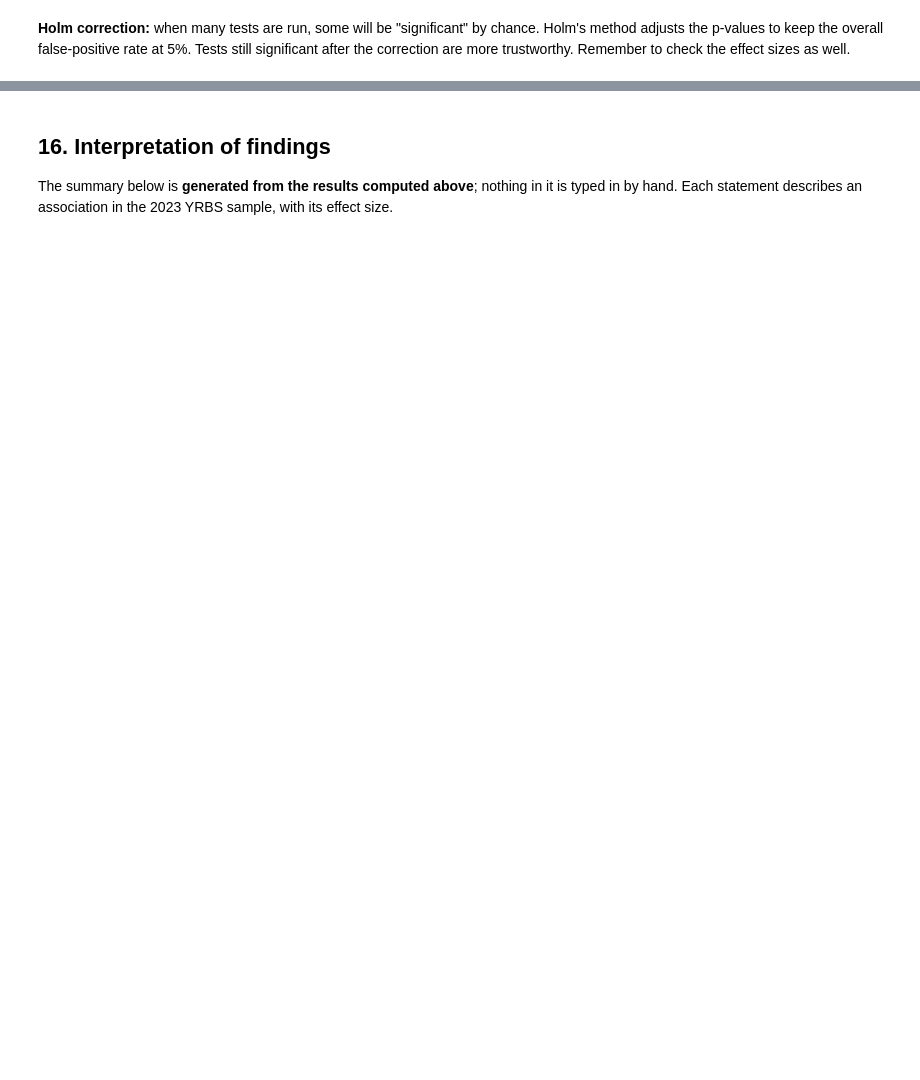
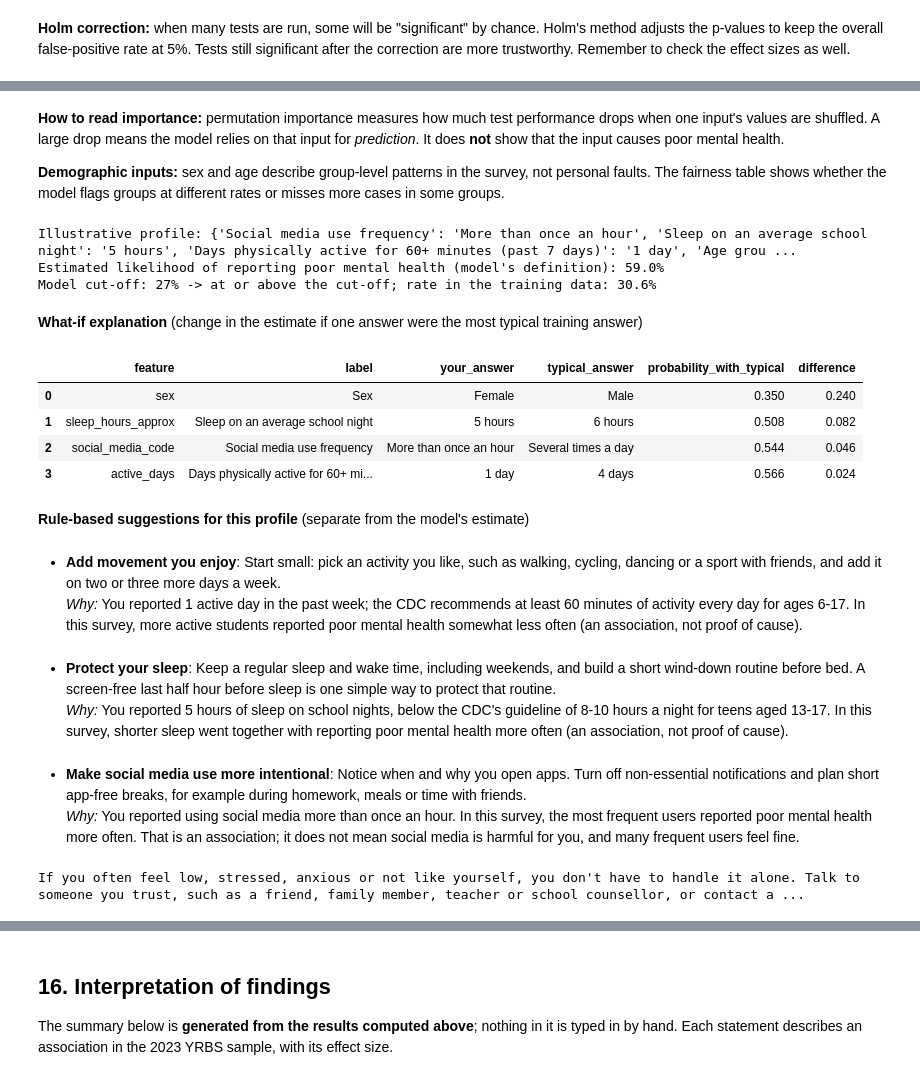
Before and after one commit to dozerboy/social-media-wellbeing-, a Jupyter notebook: notebooks/social_media_mental_wellbeing.ipynb, the cells around one changed output, grey strips where cells are left out. Drawn from its saved outputs; the diff is of its cells as text; code cells hidden in the pictures; blank space fills up the shorter version.

```diff
--- a/notebooks/social_media_mental_wellbeing.ipynb
+++ b/notebooks/social_media_mental_wellbeing.ipynb
@@ -1398,0 +1526,41 @@ Importance shows what the model relies on for prediction; it does NOT show cause
+# %% [markdown]
+**How to read importance:** permutation importance measures how much test performance drops when one input's values are shuffled. A large drop means the model relies on that input for *prediction*. It does **not** show that the input causes poor mental health.
+
+**Demographic inputs:** sex and age describe group-level patterns in the survey, not personal faults. The fairness table shows whether the model flags groups at different rates or misses more cases in some groups.
+# %%
+example_profile = {"social_media_code": 8, "sleep_hours_approx": 5, "active_days": 1, "age_group": "16", "sex": "Female"}
+print("Illustrative profile:", {ml.FEATURE_INFO[k]["label"]: ml.option_label(k, v) for k, v in example_profile.items()})
+
+estimate = ml.predict(result["model"], meta, example_profile)
+print(f"Estimated likelihood of reporting poor mental health (model's definition): {estimate['probability']:.1%}")
+print(f"Model cut-off: {estimate['threshold']:.0%} -> {'at or above' if estimate['predicted_class'] else 'below'} the cut-off; "
+      f"rate in the training data: {estimate['training_positive_rate']:.1%}")
+
+display(Markdown("**What-if explanation** (change in the estimate if one answer were the most typical training answer)"))
+display(pd.DataFrame(ml.explain_prediction(result["model"], meta, example_profile)).round(3))
+
+suggestions = recs.generate_recommendations(example_profile)
+display(Markdown("**Rule-based suggestions for this profile** (separate from the model's estimate)"))
+for r in suggestions.recommendations:
+    display(Markdown(f"- **{r.title}**: {r.action}  \n  *Why:* {r.reason}"))
+for s in suggestions.strengths:
+    print("Strength:", s)
+print(suggestions.support_note)
+# %% [output]
+Illustrative profile: {'Social media use frequency': 'More than once an hour', 'Sleep on an average school night': '5 hours', 'Days physically active for 60+ minutes (past 7 days)': '1 day', 'Age grou ...
+Estimated likelihood of reporting poor mental health (model's definition): 59.0%
+Model cut-off: 27% -> at or above the cut-off; rate in the training data: 30.6%
+**What-if explanation** (change in the estimate if one answer were the most typical training answer)
+|  | feature | label | your_answer | typical_answer | probability_with_typical | difference |
+| 0 | sex | Sex | Female | Male | 0.350 | 0.240 |
+| 1 | sleep_hours_approx | Sleep on an average school night | 5 hours | 6 hours | 0.508 | 0.082 |
+| 2 | social_media_code | Social media use frequency | More than once an hour | Several times a day | 0.544 | 0.046 |
+| 3 | active_days | Days physically active for 60+ mi... | 1 day | 4 days | 0.566 | 0.024 |
+**Rule-based suggestions for this profile** (separate from the model's estimate)
+- **Add movement you enjoy**: Start small: pick an activity you like, such as walking, cycling, dancing or a sport with friends, and add it on two or three more days a week.
+  *Why:* You reported 1 active day in the past week; the CDC recommends at least 60 minutes of activity every day for ages 6-17. In this survey, more active students reported poor mental health somewhat less often (an association, not proof of cause).
+- **Protect your sleep**: Keep a regular sleep and wake time, including weekends, and build a short wind-down routine before bed. A screen-free last half hour before sleep is one simple way to protect that routine.
+  *Why:* You reported 5 hours of sleep on school nights, below the CDC's guideline of 8-10 hours a night for teens aged 13-17. In this survey, shorter sleep went together with reporting poor mental health more often (an association, not proof of cause).
+- **Make social media use more intentional**: Notice when and why you open apps. Turn off non-essential notifications and plan short app-free breaks, for example during homework, meals or time with friends.
+  *Why:* You reported using social media more than once an hour. In this survey, the most frequent users reported poor mental health more often. That is an association; it does not mean social media is harmful for you, and many frequent users feel fine.
+If you often feel low, stressed, anxious or not like yourself, you don't have to handle it alone. Talk to someone you trust, such as a friend, family member, teacher or school counsellor, or contact a ...
```
Also changed, not shown: parts of 23 cells of this notebook, 27 other files.
